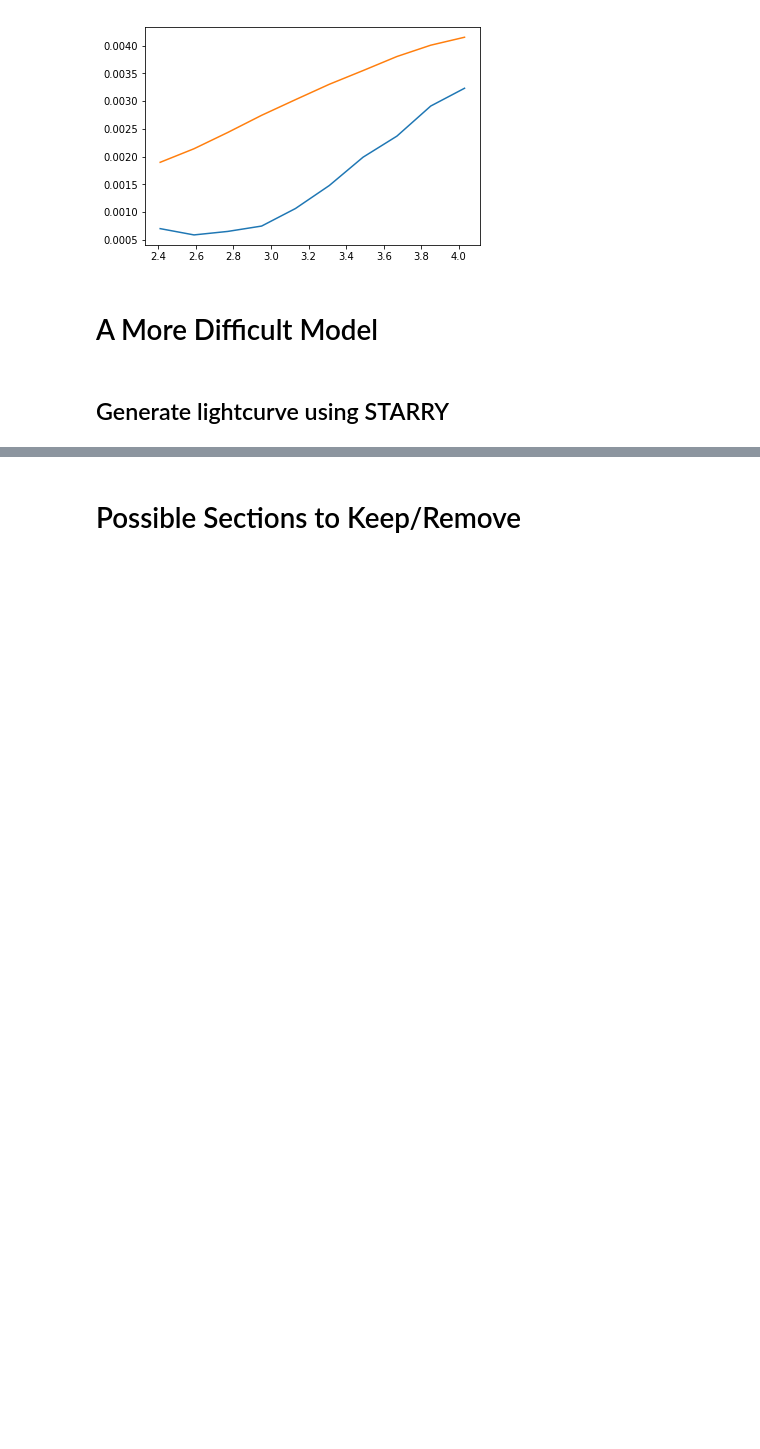
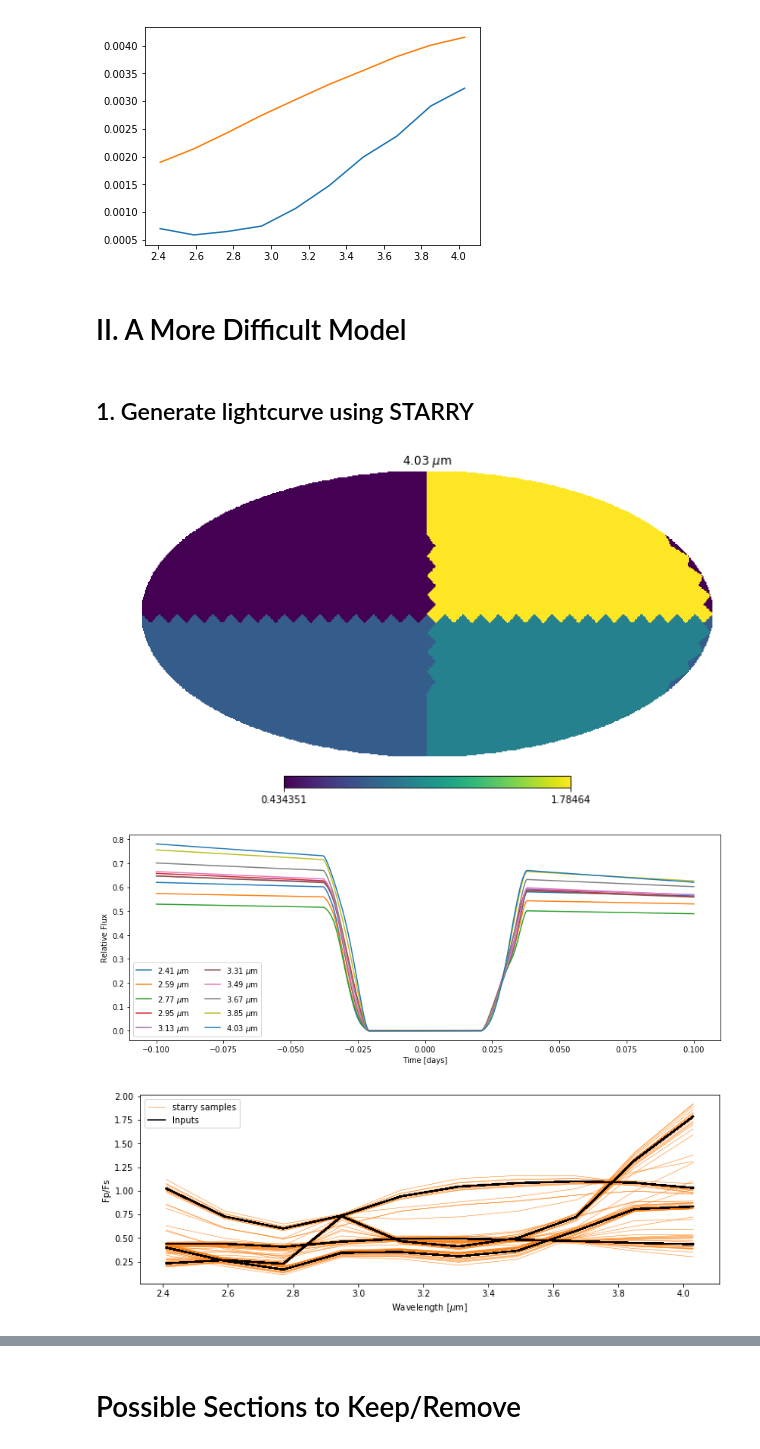
Before and after one commit to multidworlds/eigenspectra, a Jupyter notebook: master_cleaned.ipynb, the cells around one changed output, grey strips where cells are left out. Saved outputs shown, nothing was run; the diff lists cells and outputs as text; code cells hidden in the pictures; blank space fills up the shorter version.

```diff
--- a/master_cleaned.ipynb
+++ b/master_cleaned.ipynb
@@ -250,19 +251,29 @@ plt.show()
 [figure]
 [figure]
 # %% [markdown]
-# A More Difficult Model
+# II.  A More Difficult Model
 # %% [markdown]
-## Generate lightcurve using STARRY
+## 1. Generate lightcurve using STARRY
 # %%
 model_name = 'secretmodel' #name of the model to perform the fit from
 
 # Get the high-res wavelength grid and pixel spectra (spaxels)
 lamhr, spaxels = gen_lightcurves.prep_map1()
+spec2D=show_orig_map(lamhr,spaxels,waveInd=9)
+groupstarts=np.unique(spec2D[:,0])
+# p.figure()
+# for f in groupstarts:
+#     p.plot(waves,spec2D[spec2D[:,0]==f][0,:])
+# plt.show()
 
 # Generate the multi-wavelength eclipse lightcurves using starry
-time, lam, dlam, lcurves = gen_lightcurves.create_lightcurves_with_starry(lamhr, spaxels, plot_lightcurves = False, plot_diagnostic = False)
+time, lam, dlam, lcurves = gen_lightcurves.create_lightcurves_with_starry(lamhr, spaxels, plot_lightcurves = True, plot_diagnostic = True)
 
 # Save as a .npz file in data/input_lightcurves
 filename='data/input_lightcurves/'+model_name+'.npz'
 np.savez(filename,time=time,wl=lam,dwl=dlam,lightcurve=lcurves)
+# %% [output]
+[figure, added]
+[figure, added]
+[figure, added]
 # %% [markdown]
```
Also changed, not shown: parts of 33 cells of this notebook.
